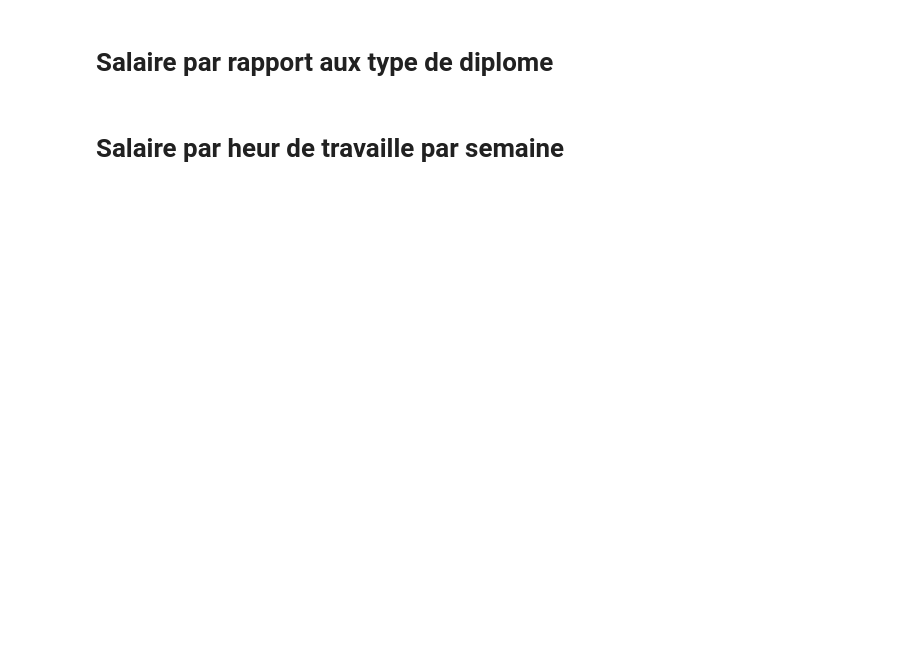
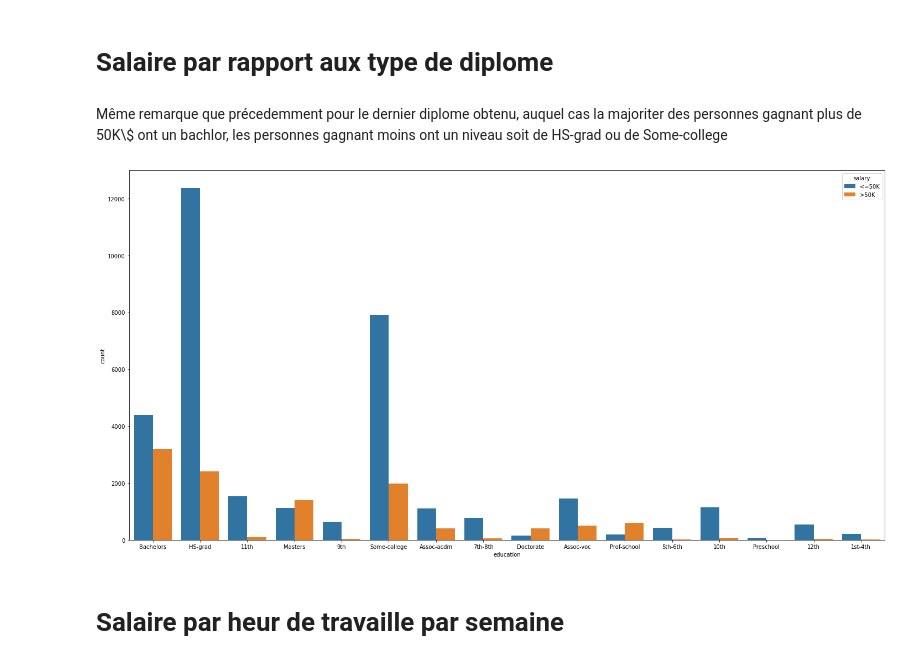
Before and after one commit to YouvaADDAD/Multidimensional_Analysis_And_Spark, a Jupyter notebook: BDLE_project.ipynb, the cells around one changed output. Drawn from its saved outputs; the diff is of its cells as text; code cells hidden in the pictures; blank space fills up the shorter version.

```diff
--- a/BDLE_project.ipynb
+++ b/BDLE_project.ipynb
@@ -156,9 +207,13 @@ plt.show()
 # %% [markdown]
 # Salaire par rapport aux type de diplome
+# %% [markdown]
+Même remarque que précedemment pour le dernier diplome obtenu, auquel cas la majoriter des personnes gagnant plus de 50K\\$ ont un bachlor, les personnes gagnant moins ont un niveau soit de HS-grad ou de Some-college
 # %%
 plt.figure(figsize=(20,10))
-sns.countplot(x='education', hue='income', data=df)
+sns.countplot(x='education', hue='salary', data=df)
 plt.tight_layout()
 plt.show()
+# %% [output]
+[figure, added]
 # %% [markdown]
 # Salaire par heur de travaille par semaine
```
Also changed, not shown: parts of 106 cells of this notebook, 7 other files.
